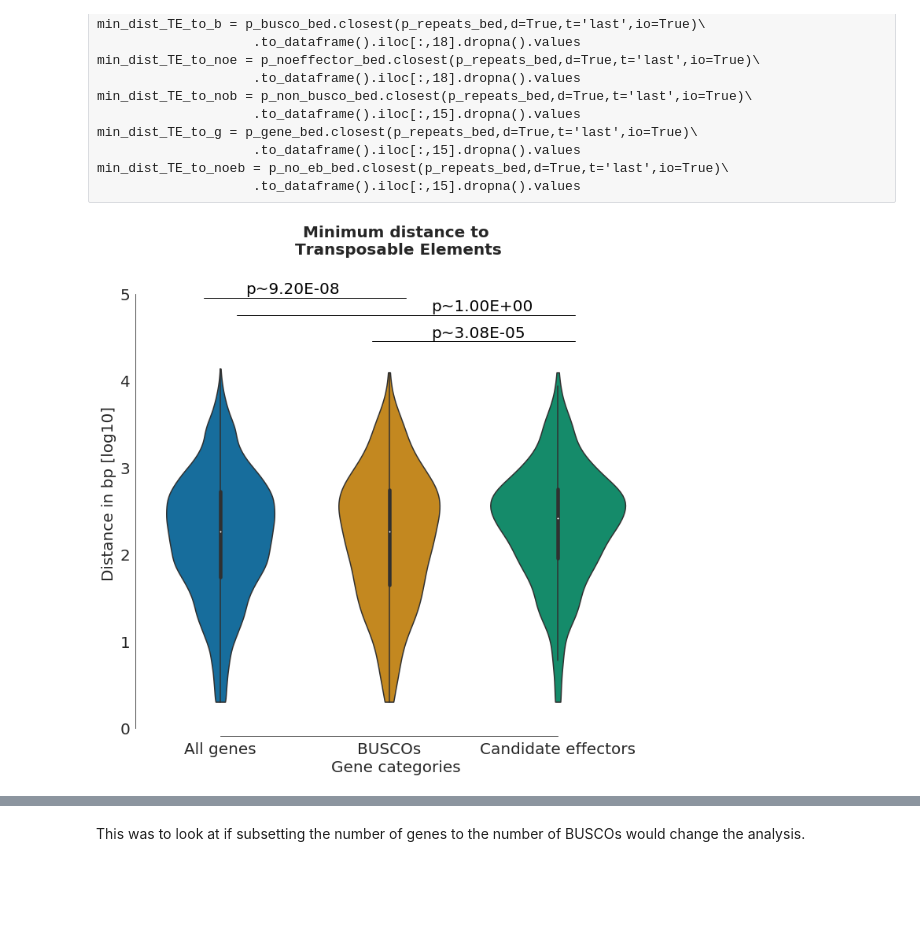
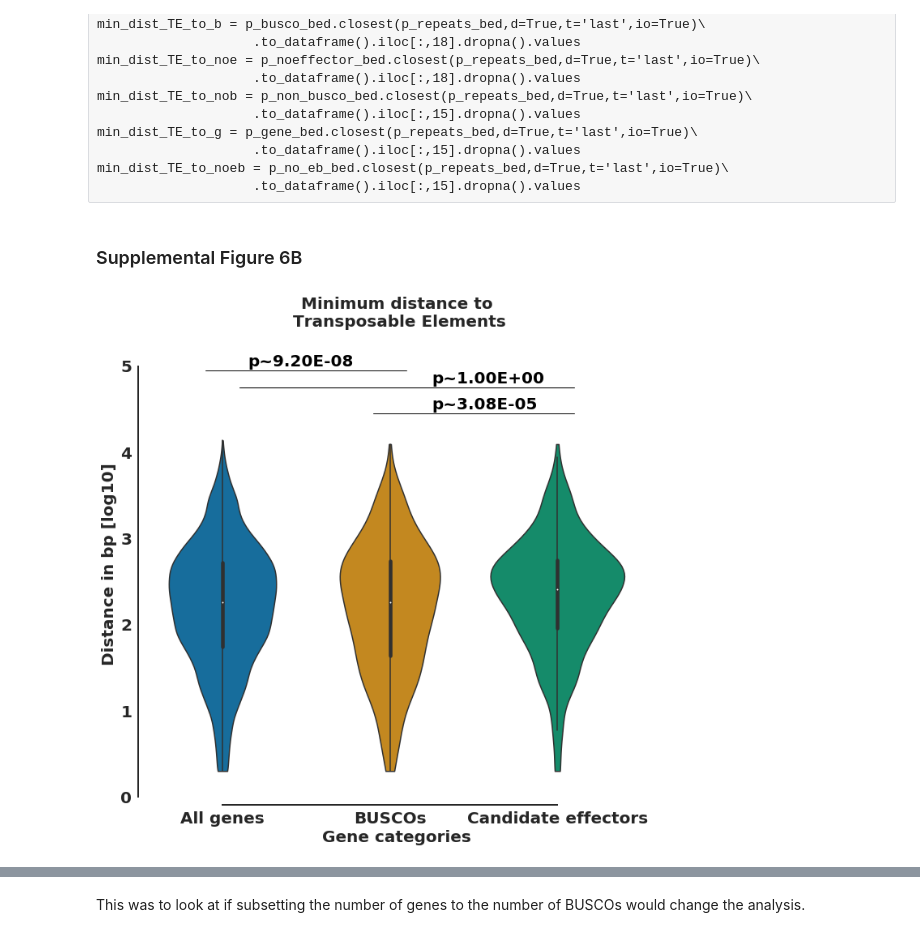
Before and after one commit to Team-Schwessinger/DK_0911-1, a Jupyter notebook: scripts/DK0911_v04_effector_analysis.ipynb, the cells around one changed output, grey strips where cells are left out. Drawn from its saved outputs; the diff is of its cells as text; code cells hidden in the pictures; blank space fills up the shorter version.

```diff
--- a/scripts/DK0911_v04_effector_analysis.ipynb
+++ b/scripts/DK0911_v04_effector_analysis.ipynb
@@ -502,3 +507,6 @@ min_dist_TE_to_noeb = p_no_eb_bed.closest(p_repeats_bed,d=True,t='last',io=True)
 ####new revision outpath
 #revision out path
 REV_OUT = TMP_FIG_PATH
+# %%
+##OUTPATH for figures
+OUTPATH='/home/benjamin/genome_assembly/Warrior/DK0911_v04/figures'
@@ -505,3 +526,5 @@ REV_OUT = TMP_FIG_PATH
+# %% [markdown]
+### Supplemental Figure 6B
 # %%
 from matplotlib.font_manager import FontProperties
 df = TE_dist_df_no_io.iloc[:,[0,1,2]].melt()
@@ -513,7 +536,7 @@ df['log_distance'] = df.value.apply(lambda x: np.log10(x+1))
 #ax.set_xscale("log")
 sns.violinplot(y='log_distance', x="variable", data=df, cut=0,
           whis=np.inf, palette=sns.color_palette('colorblind'))
-plt.setp(ax.artists, alpha=.01)
+plt.setp(ax.artists, alpha=1)
 #sns.swarmplot(y="value", x="variable", data=df,
  #           size=2, color=".3", linewidth=0)
 #set the labels
@@ -526,37 +549,42 @@ font.set_weight('bold')
 font.set_size(20)
 
 title = 'Minimum distance to Transposable Elements'
 plt.title(title.replace('to', 'to\n'), fontproperties=font)
 
 #set font size for labels and such
 fs = 20
 
 #fontsize labels
 font0 = FontProperties()
 font_axis = font0.copy()
 font_axis.set_size(20)
 
 plt.xlabel("Gene categories", fontproperties = font_axis)
 plt.ylabel('Distance in bp [log10]', fontproperties = font_axis)
 
 
 #add the stats to it as well with numbers and lines
 ax.text(0.15, 5, 'p~%.2E' % corrected_errors[1][0], color='k', fontsize=fs)
 ax.plot([-0.1, 1.1], [4.95, 4.95],color ='k' ,lw=1)
 ax.text(1.25, 4.8, 'p~%.2E' % corrected_errors[1][1], color='k', fontsize=fs)
 ax.plot([0.1, 2.1], [4.75, 4.75],color ='k' ,lw=1)
 ax.text(1.25, 4.5, 'p~%.2E' % corrected_errors[1][2], color='k', fontsize=fs)
 ax.plot([0.9, 2.1], [4.45, 4.45],color ='k' ,lw=1)
 sns.despine(offset=10, trim=True)
 
 #fontsize of ticks
-ax.tick_params(labelsize=fs)
+ax.tick_params(labelsize=fs, length=4)
+ax.tick_params(width=2)
+for axis in ['bottom','left']:
+    ax.spines[axis].set_linewidth(2)
+for axis in ['top','right']:
+    ax.spines[axis].set_linewidth(0)
 
 #save the file as well
-out_file_name = "_".join(title.split(' '))
-fig.savefig(os.path.join(REV_OUT, out_file_name+'_v3.png'), dpi=600)
+outfn = os.path.join(OUTPATH, 'SF6B_genes_to_TEs.tiff')
+plt.savefig(outfn, dpi=600,bbox_inches='tight')
 # %% [output]
-[figure, old version]
+[figure, new version]
 # %%
 df.groupby('variable').describe()
 # %% [output]
```
Also changed, not shown: parts of 31 cells of this notebook.
